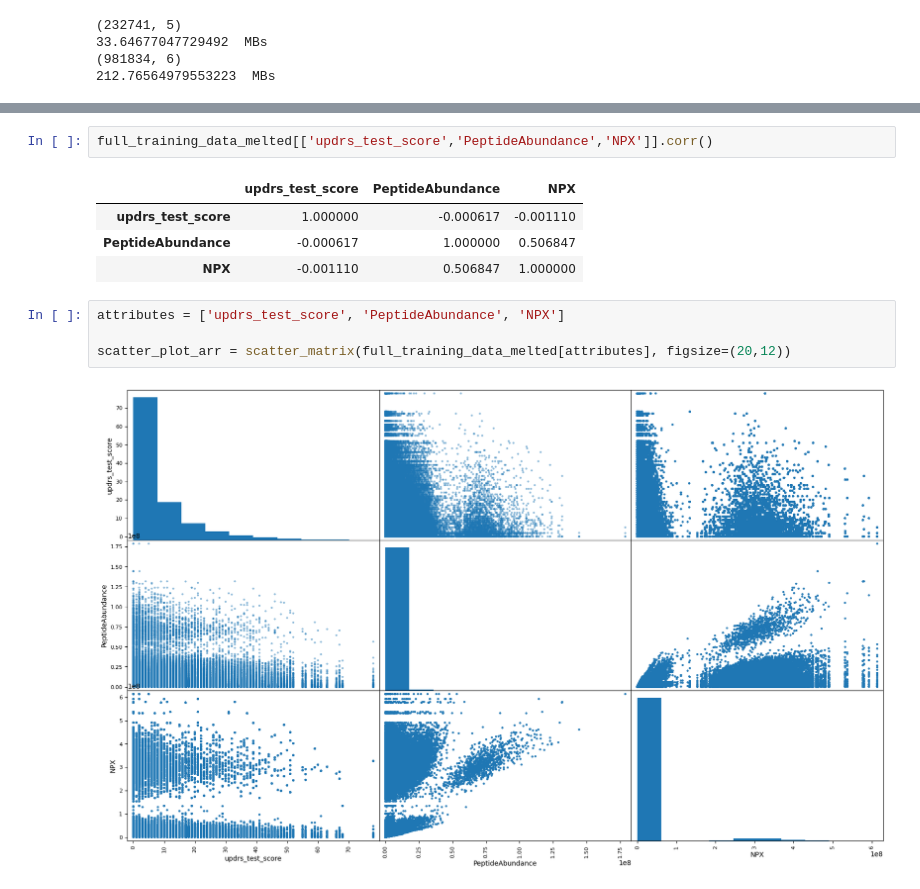
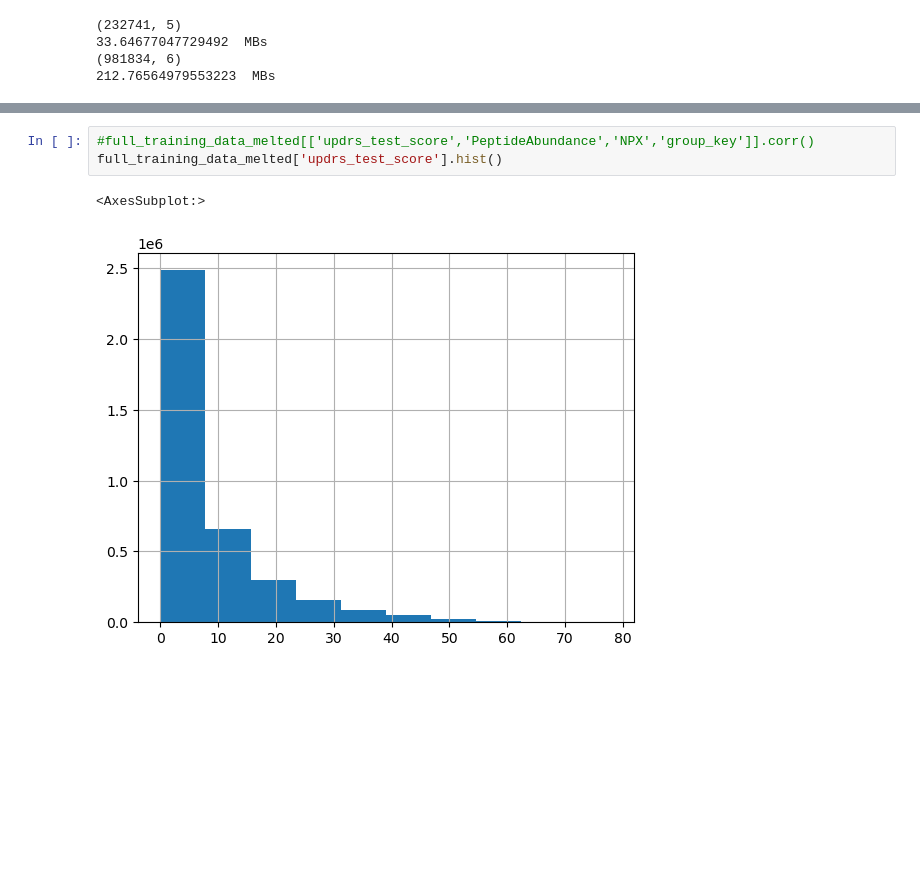
Before and after one commit to sumaniitm/AMP-parkinsons-disease-progression-prediction, a Jupyter notebook: amp-parkinson-s-disease-progression-prediction.ipynb, the cells around one changed output, grey strips where cells are left out. Cells and saved outputs as stored; diff of their text form; blank space fills up the shorter version.

```diff
--- a/amp-parkinson-s-disease-progression-prediction.ipynb
+++ b/amp-parkinson-s-disease-progression-prediction.ipynb
@@ -169,14 +167,7 @@ row_id              0
 dtype: int64
 # %%
-full_training_data_melted[['updrs_test_score','PeptideAbundance','NPX']].corr()
+#full_training_data_melted[['updrs_test_score','PeptideAbundance','NPX','group_key']].corr()
+full_training_data_melted['updrs_test_score'].hist()
 # %% [output]
-|  | updrs_test_score | PeptideAbundance | NPX |
-| updrs_test_score | 1.000000 | -0.000617 | -0.001110 |
-| PeptideAbundance | -0.000617 | 1.000000 | 0.506847 |
-| NPX | -0.001110 | 0.506847 | 1.000000 |
+<AxesSubplot:>
+[figure, added]
-# %%
-attributes = ['updrs_test_score', 'PeptideAbundance', 'NPX']
-
-scatter_plot_arr = scatter_matrix(full_training_data_melted[attributes], figsize=(20,12))
-# %% [output]
-[figure, removed]
```
Also changed, not shown: parts of 18 cells of this notebook.
